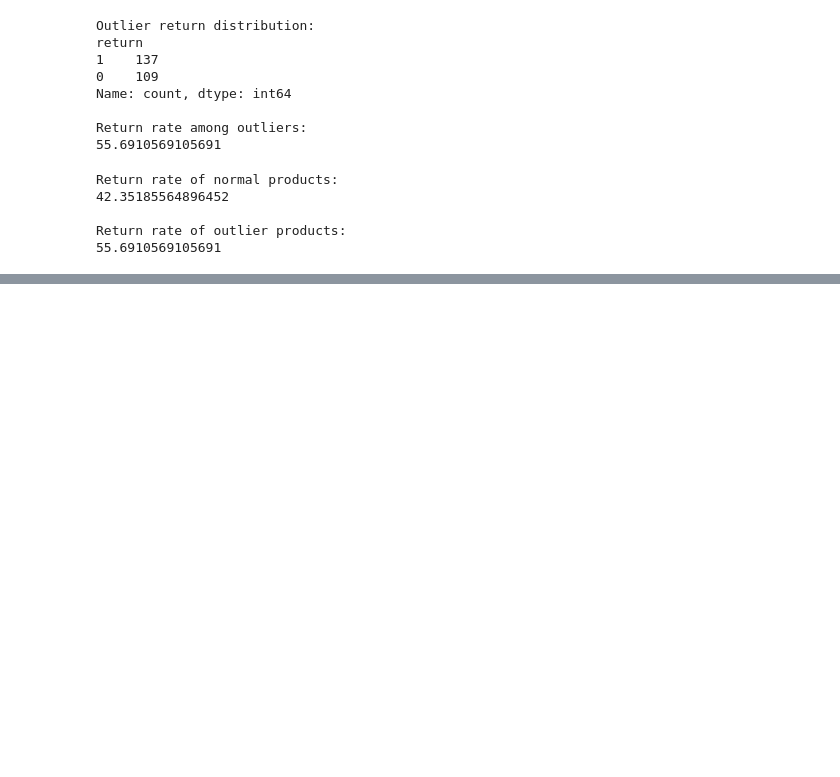
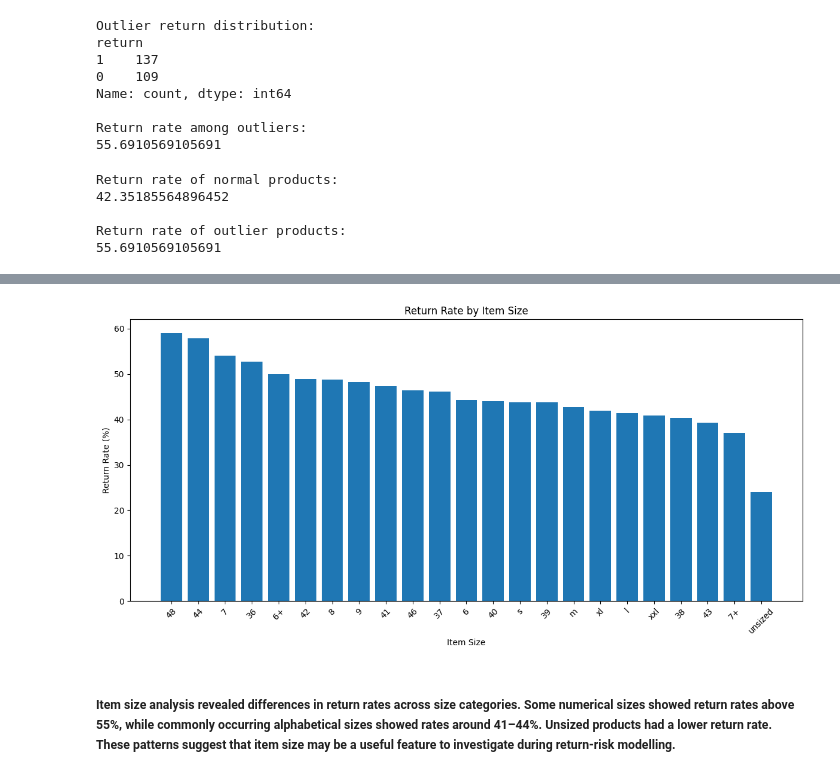
Before and after one commit to aish2106/ReturnRadar, a Jupyter notebook: notebooks/return_radar.ipynb, the cells around one changed output, grey strips where cells are left out. Saved outputs shown, nothing was run; the diff lists cells and outputs as text; code cells hidden in the pictures; blank space fills up the shorter version.

Commit message:
Categorical Feature Analysis

```diff
--- a/notebooks/return_radar.ipynb
+++ b/notebooks/return_radar.ipynb
@@ -282,0 +305,10 @@ Return rate of outlier products:
+# %%
+size_return = df.groupby('item_size')['return'].agg(
+    ['count', 'mean'])
+
+size_return['return_rate'] = size_return['mean'] * 100
+
+size_return = size_return.sort_values(
+    'return_rate', ascending=False)
+
+print(size_return)
@@ -282,0 +331,6 @@ Return rate of outlier products:
+# %%
+size_return_reliable = size_return[
+    size_return['count'] >= 50]
+
+print(size_return_reliable.sort_values(
+    'return_rate', ascending=False))
@@ -282,0 +355,21 @@ Return rate of outlier products:
+# %%
+import matplotlib.pyplot as plt
+
+plt.figure(figsize=(12, 6))
+
+plt.bar(
+    size_return_reliable.index,
+    size_return_reliable['return_rate']
+)
+
+plt.title('Return Rate by Item Size')
+plt.xlabel('Item Size')
+plt.ylabel('Return Rate (%)')
+plt.xticks(rotation=45)
+
+plt.tight_layout()
+plt.show()
+# %% [output]
+[figure, added]
+# %% [markdown]
+##### Item size analysis revealed differences in return rates across size categories. Some numerical sizes showed return rates above 55%, while commonly occurring alphabetical sizes showed rates around 41–44%. Unsized products had a lower return rate. These patterns suggest that item size may be a useful feature to investigate during return-risk modelling.
```
Also changed, not shown: parts of 5 cells of this notebook.
